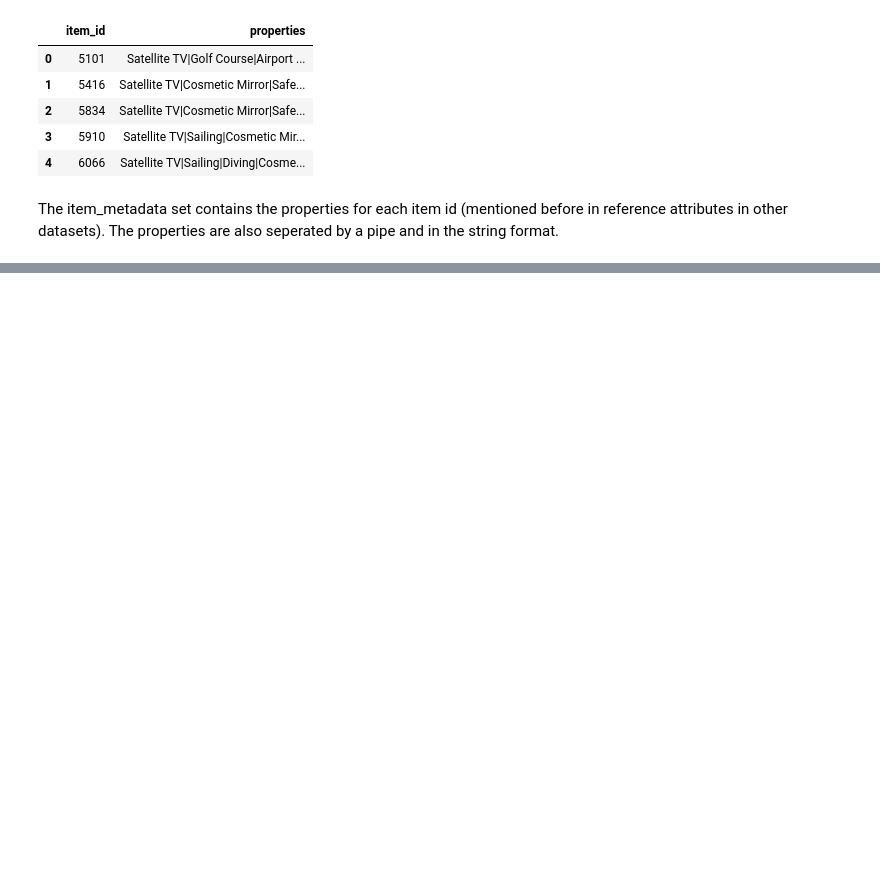
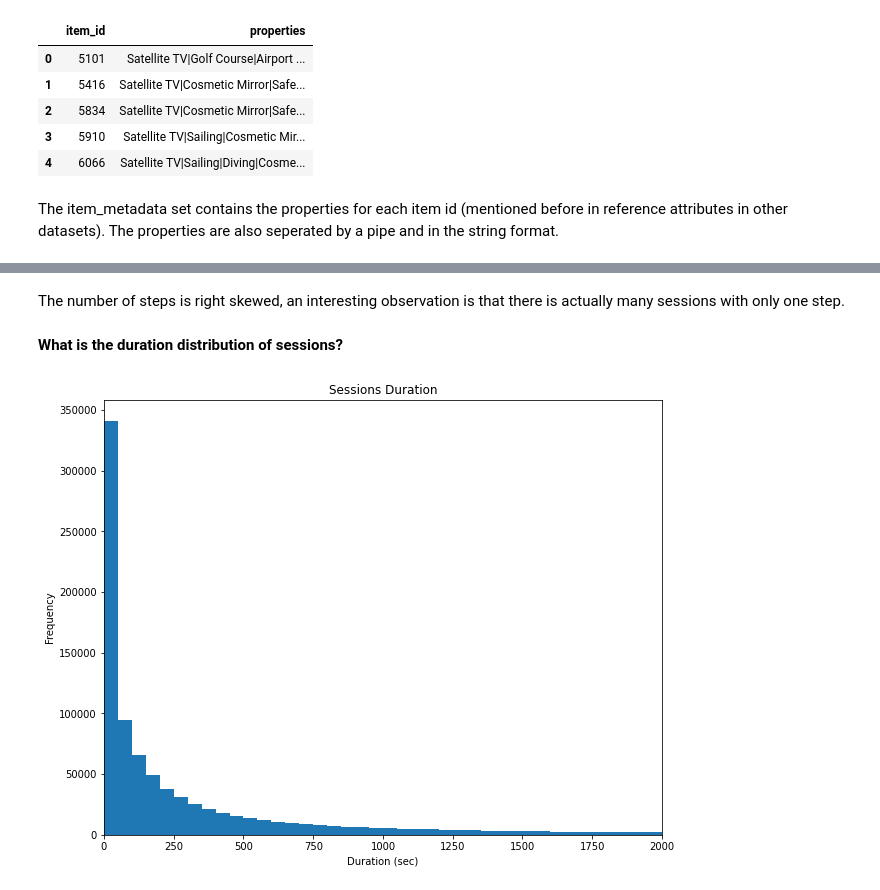
Before and after one commit to ZeyadSabbah/TrivagoRecommenderSystem, a Jupyter notebook: UdacityEDA.ipynb, the cells around one changed output, grey strips where cells are left out. Saved outputs shown, nothing was run; the diff lists cells and outputs as text; code cells hidden in the pictures; blank space fills up the shorter version.

```diff
--- a/UdacityEDA.ipynb
+++ b/UdacityEDA.ipynb
@@ -141,0 +239,18 @@ The item_metadata set contains the properties for each item id (mentioned before
+# %% [markdown]
+The number of steps is right skewed, an interesting observation is that there is actually many sessions with only one step.
+# %% [markdown]
+**What is the duration distribution of sessions?**
+# %%
+sessions_duration = train.groupby('session_id', sort=False).timestamp.max() - train.groupby('session_id', sort=False).timestamp.min()
+bin_size = 50
+bin_edges = np.arange(0, 2000 + bin_size, bin_size)
+
+plt.figure(figsize=[10, 8])
+plt.hist(sessions_duration, bins=bin_edges)
+plt.xlim([0, 2000])
+plt.xlabel('Duration (sec)')
+plt.ylabel('Frequency')
+plt.title('Sessions Duration')
+plt.show()
+# %% [output]
+[figure, added]
```
Also changed, not shown: parts of 39 cells of this notebook.
